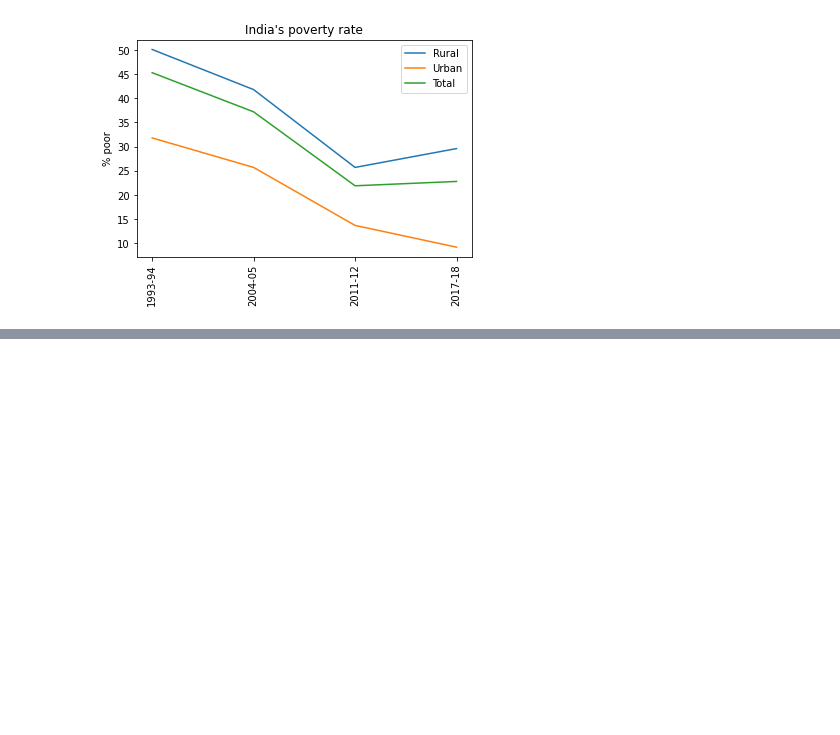
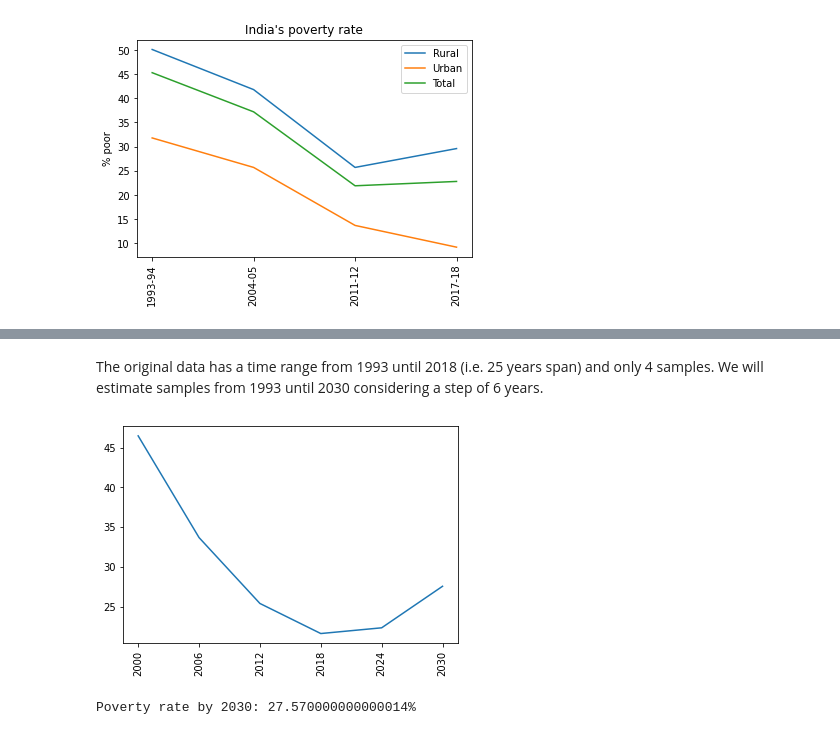
Before and after one commit to jmarcoscosta/MachineLearning-IMD, a Jupyter notebook: Poverty_and_hunger_in_India.ipynb, the cells around one changed output, grey strips where cells are left out. Drawn from its saved outputs; the diff is of its cells as text; code cells hidden in the pictures; blank space fills up the shorter version.

```diff
--- a/Poverty_and_hunger_in_India.ipynb
+++ b/Poverty_and_hunger_in_India.ipynb
@@ -104,0 +125,14 @@ plt.show()
+# %% [markdown]
+The original data has a time range from 1993 until 2018 (i.e. 25 years span) and only 4 samples. We will estimate samples from 1993 until 2030 considering a step of 6 years.
+# %%
+from numpy import linspace
+x = range(0, 6)
+ticks = [str(2000 + i*6) for i in x]
+plt.plot(x, p(x))
+plt.xticks(x, ticks, rotation = 90)
+plt.show()
+
+print("Poverty rate by 2030: " + str(p(5)) + "%")
+# %% [output]
+[figure, added]
+Poverty rate by 2030: 27.570000000000014%
```
Also changed, not shown: parts of 2 cells of this notebook.
